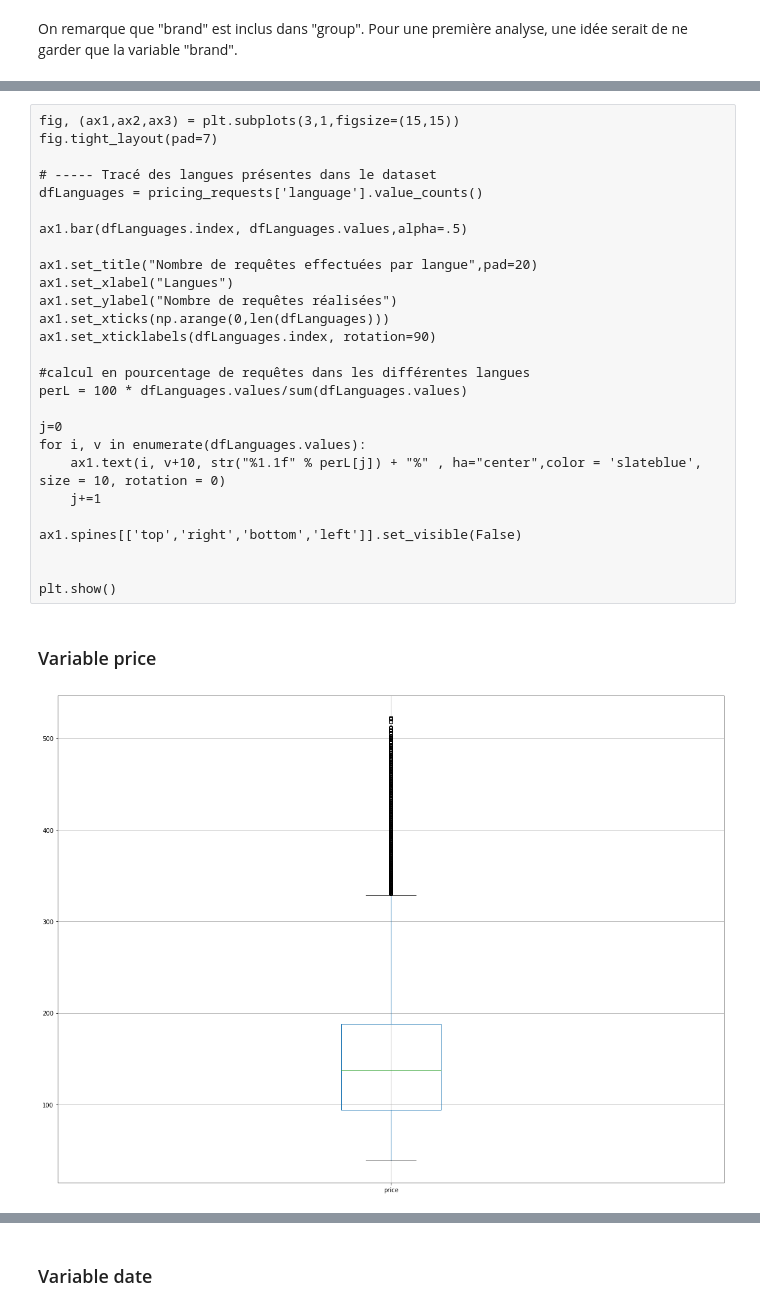
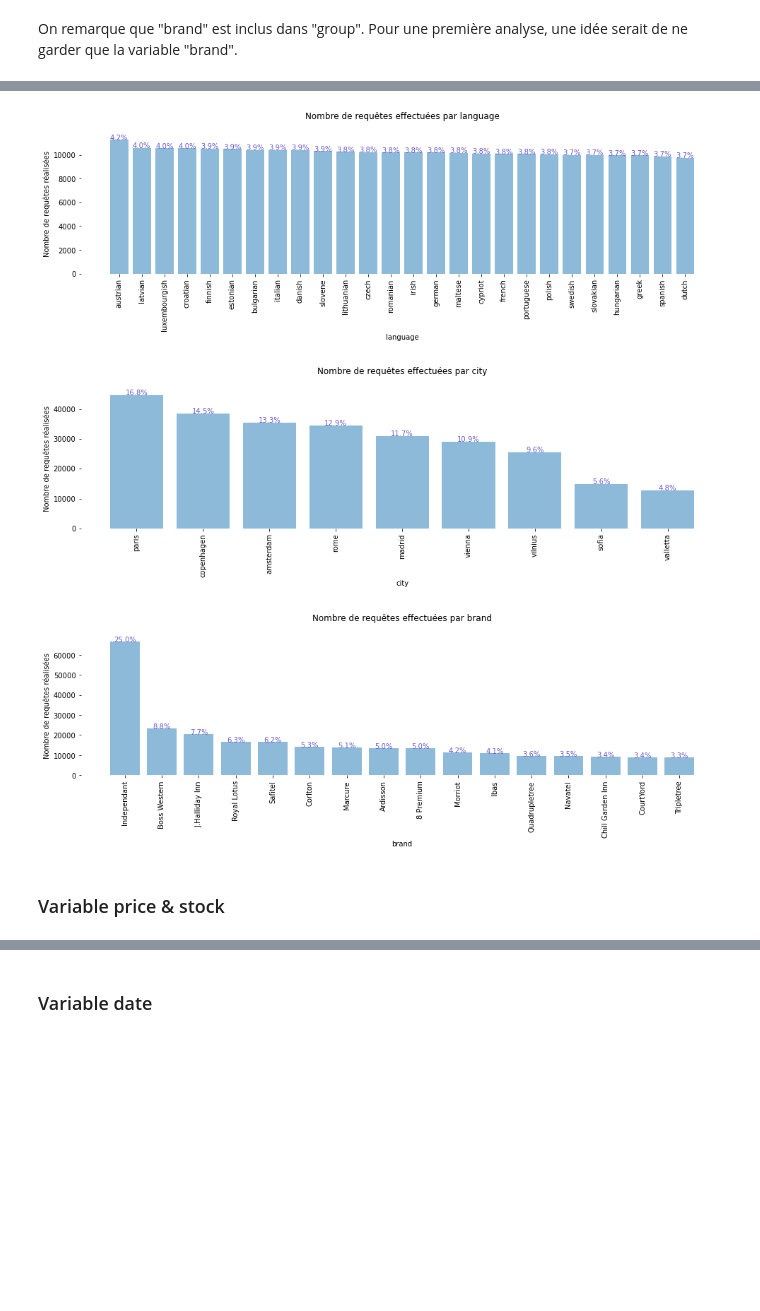
Before and after one commit to leacamusat/Defi-IA-bedbugs, a Jupyter notebook: Modeles.ipynb, the cells around one changed output, grey strips where cells are left out. Cells and saved outputs as stored; diff of their text form; code cells hidden in the pictures; blank space fills up the shorter version.

```diff
--- a/Modeles.ipynb
+++ b/Modeles.ipynb
@@ -123,35 +126,43 @@ if descriptive_analysis:
-# %% [raw]
-fig, (ax1,ax2,ax3) = plt.subplots(3,1,figsize=(15,15))
-fig.tight_layout(pad=7)
-
-# ----- Tracé des langues présentes dans le dataset
-dfLanguages = pricing_requests['language'].value_counts()
-
-ax1.bar(dfLanguages.index, dfLanguages.values,alpha=.5)
-
-ax1.set_title("Nombre de requêtes effectuées par langue",pad=20)
-ax1.set_xlabel("Langues")
-ax1.set_ylabel("Nombre de requêtes réalisées")
-ax1.set_xticks(np.arange(0,len(dfLanguages)))
-ax1.set_xticklabels(dfLanguages.index, rotation=90)
-
-#calcul en pourcentage de requêtes dans les différentes langues
-perL = 100 * dfLanguages.values/sum(dfLanguages.values)
-
-j=0
-for i, v in enumerate(dfLanguages.values):
-    ax1.text(i, v+10, str("%1.1f" % perL[j]) + "%" , ha="center",color = 'slateblue', size = 10, rotation = 0)
-    j+=1
-
-ax1.spines[['top','right','bottom','left']].set_visible(False)
-
-
-plt.show()
+# %%
+def plotBar(feature: str):
+    """
+    Cette fonction trace le barplot d'une feature  càd le nombre de requêtes effectuées
+    pour chaque modalité de la feature passée en argument.
+    ---> input:
+    * feature (string): nom de la feature dont on veut tracer le barplot.
+    """
+    dfFeature = pricing_requests[feature].value_counts()
+
+    fig, ax1 = plt.subplots(1,figsize=(15,5))
+    fig.tight_layout(pad=7)
+
+    ax1.bar(dfFeature.index, dfFeature.values,alpha=.5)
+
+    ax1.set_title("Nombre de requêtes effectuées par " + feature ,pad=20)
+    ax1.set_xlabel(feature)
+    ax1.set_ylabel("Nombre de requêtes réalisées")
+    ax1.set_xticks(np.arange(0,len(dfFeature)))
+    ax1.set_xticklabels(dfFeature.index, rotation=90)
+
+    #calcul en pourcentage de requêtes dans les différentes langues
+    perL = 100 * dfFeature.values/sum(dfFeature.values)
+
+    j=0
+    for i, v in enumerate(dfFeature.values):
+        ax1.text(i, v+10, str("%1.1f" % perL[j]) + "%" , ha="center",color = 'slateblue', size = 10, rotation = 0)
+        j+=1
+
+    ax1.spines[['top','right','bottom','left']].set_visible(False)
+    plt.show()
+# %%
+# Tracé des languesn villes et marques présentes dans le dataset
+if descriptive_analysis:
+    plotBar('language')
+    plotBar('city')
+    plotBar('brand')
+# %% [output]
+[figure, added]
+[figure, added]
+[figure, added]
 # %% [markdown]
-###  Variable price
+###  Variable price & stock
-# %%
-# Tracer la distribution des prix au lieu du boxplots (ou faire les 2)
-fig2 = plt.figure(figsize=(20, 15))
-boxplot = pricing_requests.boxplot(column=["price"])
-# %% [output]
-[figure, removed]
```
Also changed, not shown: parts of 41 cells of this notebook.
